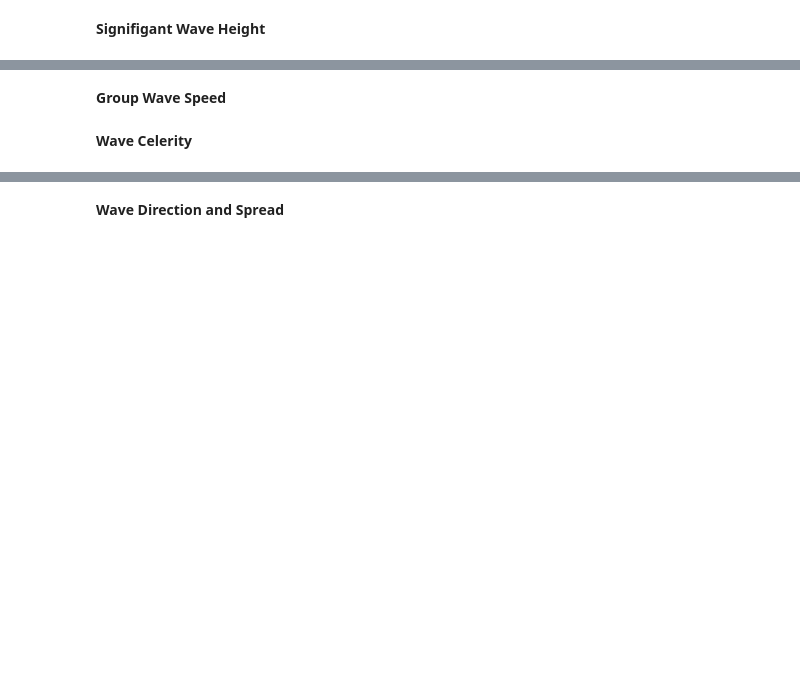
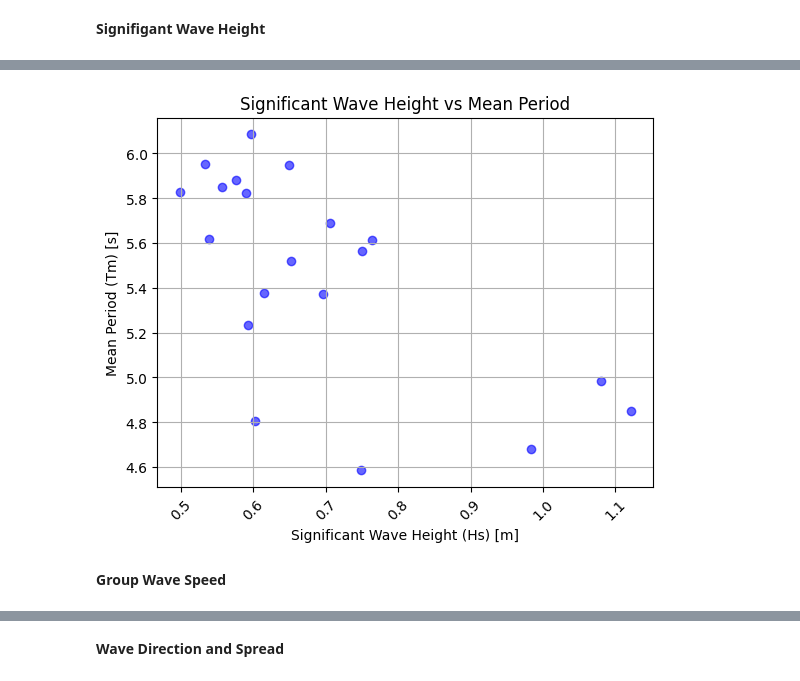
Before and after one commit to NCSU-CHAZ/BOEM-Oak-Island, a Jupyter notebook: notebooks/BOEM_bulkstats.ipynb, the cells around one changed output, grey strips where cells are left out. Cells and saved outputs as stored; diff of their text form; code cells hidden in the pictures; blank space fills up the shorter version.

```diff
--- a/notebooks/BOEM_bulkstats.ipynb
+++ b/notebooks/BOEM_bulkstats.ipynb
@@ -15,4 +103,13 @@ The bulk statistics are stored in h5 files like the other processed data files.
+# %%
+#Plot mean wave period vs signifigant wave height, you would expect larger waves to have longer periods
+plt.scatter(waves['SignificantWaveHeight'], waves['MeanPeriod'], c='blue', alpha=0.6)
+plt.title('Significant Wave Height vs Mean Period')
+plt.xlabel('Significant Wave Height (Hs) [m]')
+plt.ylabel('Mean Period (Tm) [s]')
+plt.xticks(rotation=45)
+plt.grid(True)
+plt.show()
+# %% [output]
+[figure, added]
 # %% [markdown]
 **Group Wave Speed**
-# %% [markdown]
-**Wave Celerity**
```
Also changed, not shown: parts of 10 cells of this notebook, 1 other file.
